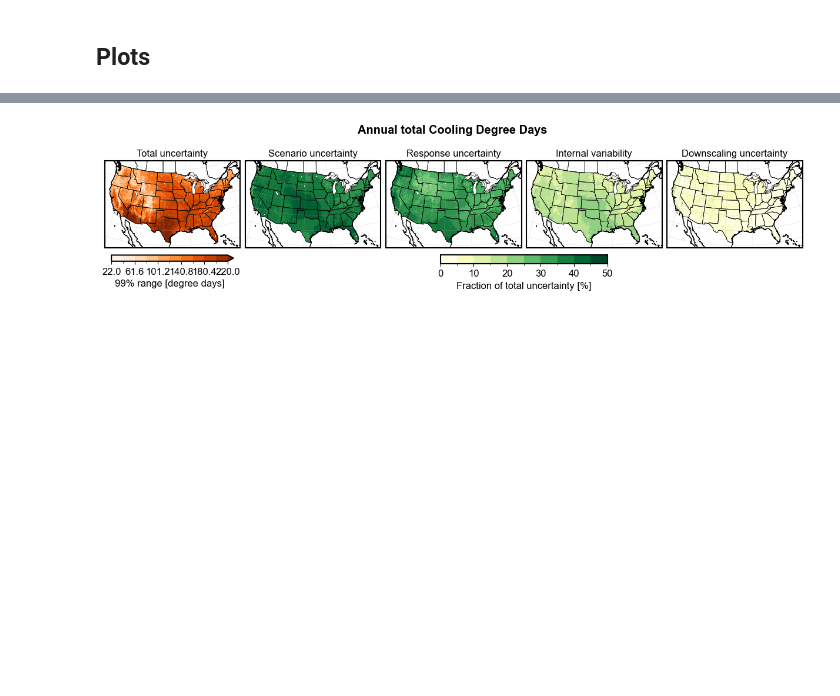
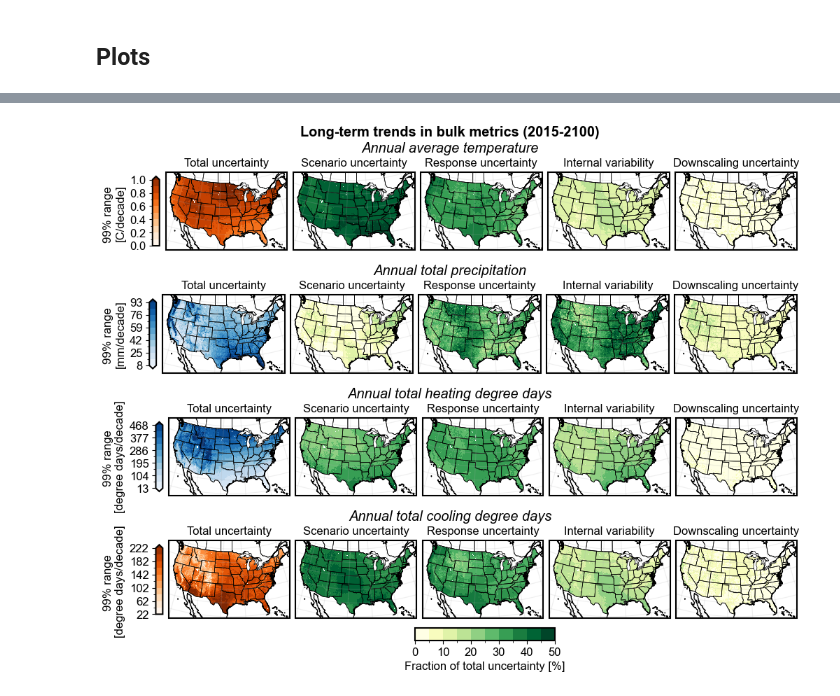
Before and after one commit to david0811/conus_comparison_lafferty-etal-2024, a Jupyter notebook: scripts/03c_sa-trends.ipynb, the cells around one changed output, grey strips where cells are left out. Saved outputs shown, nothing was run; the diff lists cells and outputs as text; code cells hidden in the pictures; blank space fills up the shorter version.

Commit message:
updating trend uc

```diff
--- a/scripts/03c_sa-trends.ipynb
+++ b/scripts/03c_sa-trends.ipynb
@@ -145,22 +81,42 @@ p = pu.plot_uc_map(
-# %%
-metric_id = "sum_cdd"
-proj_slice = '2015-2100'
-return_period = 100
-grid = 'LOCA2'
-norm = 'uc_99w'
-
-p = pu.plot_uc_map(
-    metric_id=metric_id,
-    proj_slice=proj_slice,
-    hist_slice=None,
-    plot_col="slope",
-    return_period=None,
-    grid=grid,
-    fit_method=None,
-    stationary=None,
-    norm=norm,
-    analysis_type="trend",
-    vmax_uc = 50
-)
-# %% [output]
-[figure, removed]
+# %%
+# Main plot
+proj_slice = '2015-2100'
+return_period = None
+grid = 'LOCA2'
+norm = 'uc_99w'
+
+fig = plt.figure(figsize=(10, 7), layout='constrained')
+subfigs = fig.subfigures(4, 1, hspace=0.01)
+
+fig.suptitle("Long-term trends in bulk metrics (2015-2100)", fontweight="bold", y=1.05)
+
+# Loop through metrics
+for idp, metric_id in enumerate(metric_ids):
+    axs = subfigs[idp].subplots(1, 5, subplot_kw=dict(projection=ccrs.LambertConformal()))
+    p = pu.plot_uc_map(
+        metric_id=metric_id,
+        proj_slice=proj_slice,
+        hist_slice=None,
+        plot_col="slope",
+        return_period=None,
+        grid=grid,
+        fit_method=None,
+        stationary=None,
+        norm=norm,
+        analysis_type="trend",
+        vmax_uc = 50,
+        fig=subfigs[idp],
+        axs=axs,
+        y_title=1.07
+    )
+
+# Create a new axes for the colorbar at the bottom
+cbar_ax = fig.add_axes([0.45, 0.0, 0.2, 0.025])  # [left, bottom, width, height]
+
+# Add colorbar using the stored mappable
+cbar = fig.colorbar(p, cax=cbar_ax, orientation='horizontal')
+cbar.set_label('Fraction of total uncertainty [%]')
+
+plt.savefig('../figs/main/figure3.png', dpi=300, bbox_inches='tight')
+# %% [output]
+[figure, added]
```
Also changed, not shown: parts of 5 cells of this notebook, 17 other files.
